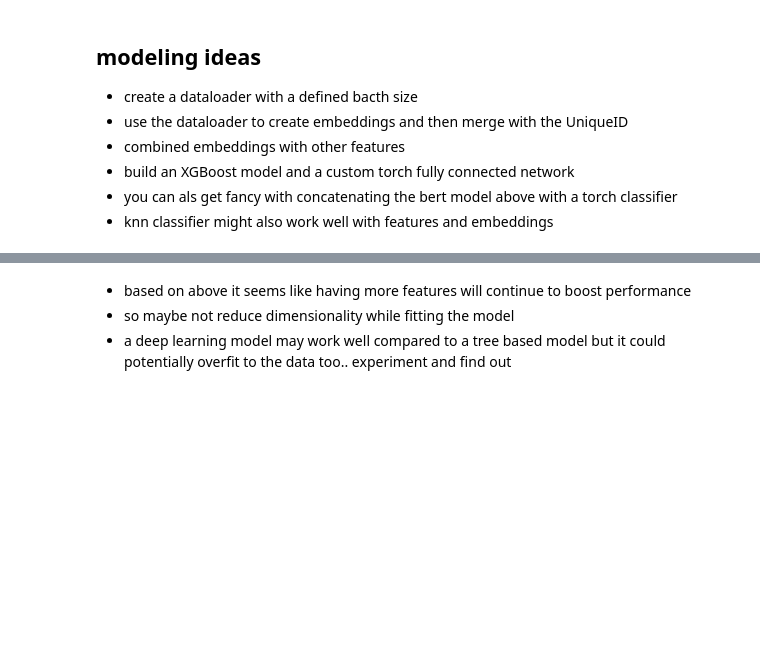
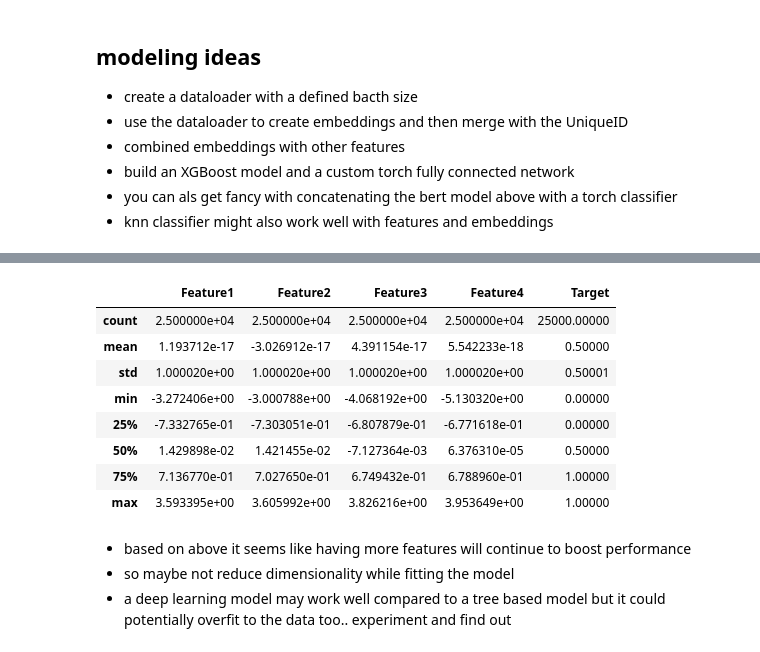
Before and after one commit to amuraddd/milliman, a Jupyter notebook: notebooks/milliman.ipynb, the cells around one changed output, grey strips where cells are left out. Drawn from its saved outputs; the diff is of its cells as text; code cells hidden in the pictures; blank space fills up the shorter version.

```diff
--- a/notebooks/milliman.ipynb
+++ b/notebooks/milliman.ipynb
@@ -63,7 +63,7 @@ embeddings_file_path = data_path/data_type/embeddings_file
 
 # combine embeddings with other features for modeling
 embeddings_df = pd.read_csv(embeddings_file_path).drop(columns=['Unnamed: 0'])
-data_df = get_data_df(data_type='train')
+data_df = get_data_df(data_type=data_type)
 data_df = data_df.merge(embeddings_df, on='UniqueID', how='inner')
 data_df.set_index('UniqueID', inplace=True)
 data_df.drop(columns=['nlp_feature_vector'], inplace=True)
@@ -72,0 +81,7 @@ y = data_df['Target']
+# %%
+features = data_df[['Feature1', 'Feature2', 'Feature3', 'Feature4', 'Target']]
+# generate_pair_plots(
+#   data=features,
+#   hue='Target'
+# )
+# features.describe()
@@ -72,0 +93,18 @@ y = data_df['Target']
+# %%
+from sklearn.preprocessing import StandardScaler, MinMaxScaler, QuantileTransformer
+pd.options.mode.chained_assignment = None  # default='warn'
+scaler = StandardScaler()
+for f in [1,2,3,4]:
+    features[f'Feature{f}'] = scaler.fit_transform(features[[f'Feature{f}']])
+# %%
+features.describe()
+# %% [output]
+|  | Feature1 | Feature2 | Feature3 | Feature4 | Target |
+| count | 2.500000e+04 | 2.500000e+04 | 2.500000e+04 | 2.500000e+04 | 25000.00000 |
+| mean | 1.193712e-17 | -3.026912e-17 | 4.391154e-17 | 5.542233e-18 | 0.50000 |
+| std | 1.000020e+00 | 1.000020e+00 | 1.000020e+00 | 1.000020e+00 | 0.50001 |
+| min | -3.272406e+00 | -3.000788e+00 | -4.068192e+00 | -5.130320e+00 | 0.00000 |
+| 25% | -7.332765e-01 | -7.303051e-01 | -6.807879e-01 | -6.771618e-01 | 0.00000 |
+| 50% | 1.429898e-02 | 1.421455e-02 | -7.127364e-03 | 6.376310e-05 | 0.50000 |
+| 75% | 7.136770e-01 | 7.027650e-01 | 6.749432e-01 | 6.788960e-01 | 1.00000 |
+| max | 3.593395e+00 | 3.605992e+00 | 3.826216e+00 | 3.953649e+00 | 1.00000 |
```
Also changed, not shown: parts of 7 cells of this notebook, 7 other files.
